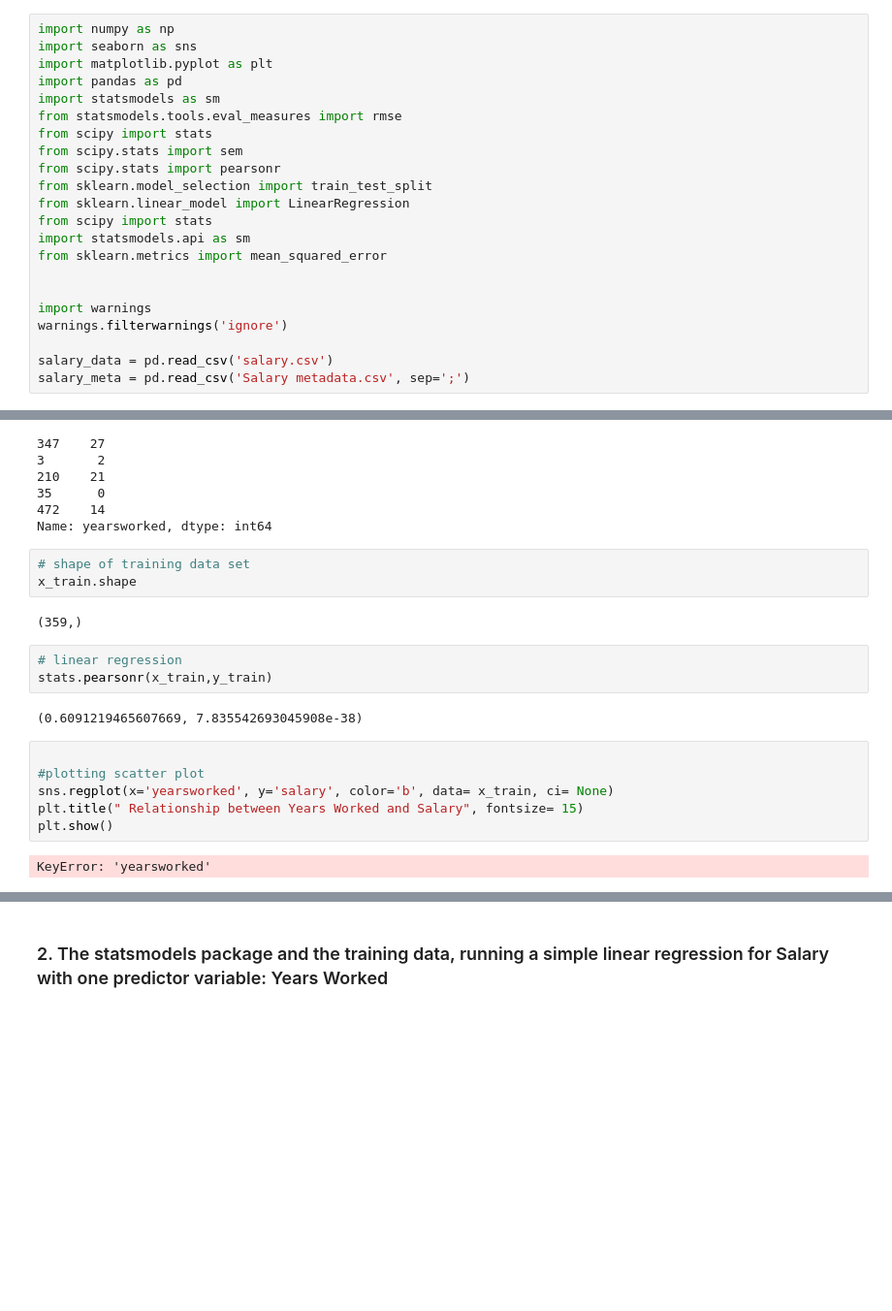
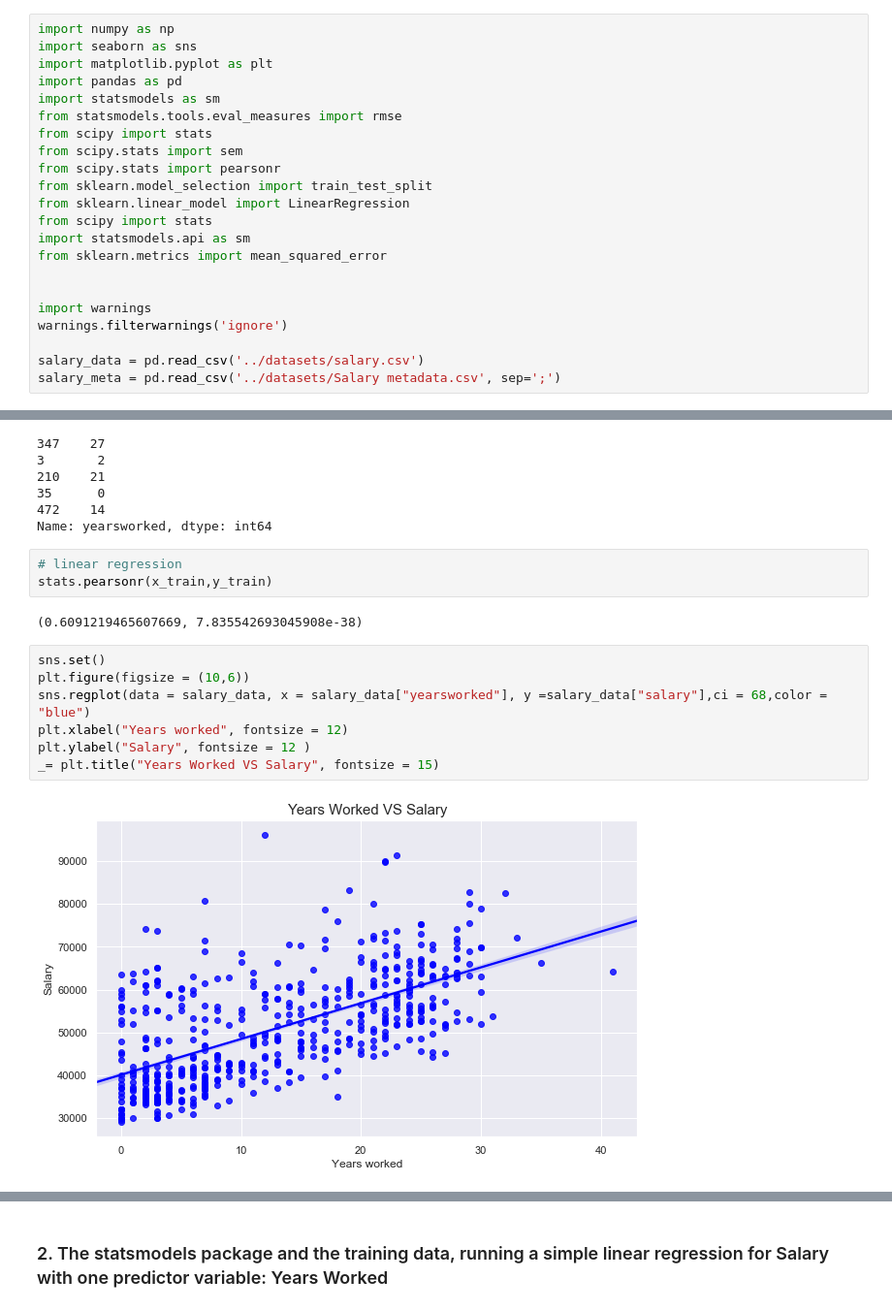
Before and after one commit to KhomotsoT/Cross_validation_and_simple_linear_regressiom, a Jupyter notebook: notebook/Cross_validation_and_simple_linear_regression.ipynb, the cells around one changed output, grey strips where cells are left out. Shown at 97% size. Drawn from its saved outputs; the diff is of its cells as text; blank space fills up the shorter version.

```diff
--- a/notebook/Cross_validation_and_simple_linear_regression.ipynb
+++ b/notebook/Cross_validation_and_simple_linear_regression.ipynb
@@ -22,8 +22,8 @@ from sklearn.metrics import mean_squared_error
 import warnings
 warnings.filterwarnings('ignore')
 
-salary_data = pd.read_csv('salary.csv')
-salary_meta = pd.read_csv('Salary metadata.csv', sep=';')
+salary_data = pd.read_csv('../datasets/salary.csv')
+salary_meta = pd.read_csv('../datasets/Salary metadata.csv', sep=';')
 # %%
 display(salary_data)
 display(salary_meta)
@@ -131,24 +131,20 @@ x_train.head()
 35      0
 472    14
 Name: yearsworked, dtype: int64
-# %%
-# shape of training data set
-x_train.shape
-# %% [output]
-(359,)
 # %%
 # linear regression
 stats.pearsonr(x_train,y_train)
 # %% [output]
 (0.6091219465607669, 7.835542693045908e-38)
-# %%
-
-#plotting scatter plot
-sns.regplot(x='yearsworked', y='salary', color='b', data= x_train, ci= None)
-plt.title(" Relationship between Years Worked and Salary", fontsize= 15)
-plt.show()
-# %% [output]
-KeyError: 'yearsworked'
+# %%
+sns.set()
+plt.figure(figsize = (10,6))
+sns.regplot(data = salary_data, x = salary_data["yearsworked"], y =salary_data["salary"],ci = 68,color = "blue")
+plt.xlabel("Years worked", fontsize = 12)
+plt.ylabel("Salary", fontsize = 12 )
+_= plt.title("Years Worked VS Salary", fontsize = 15)
+# %% [output]
+[figure, added]
 # %%
 #plotting histogram & subplotting
 f, axes = plt.subplots(1, 2,figsize=(15, 5))
```
Also changed, not shown: parts of 9 cells of this notebook.
